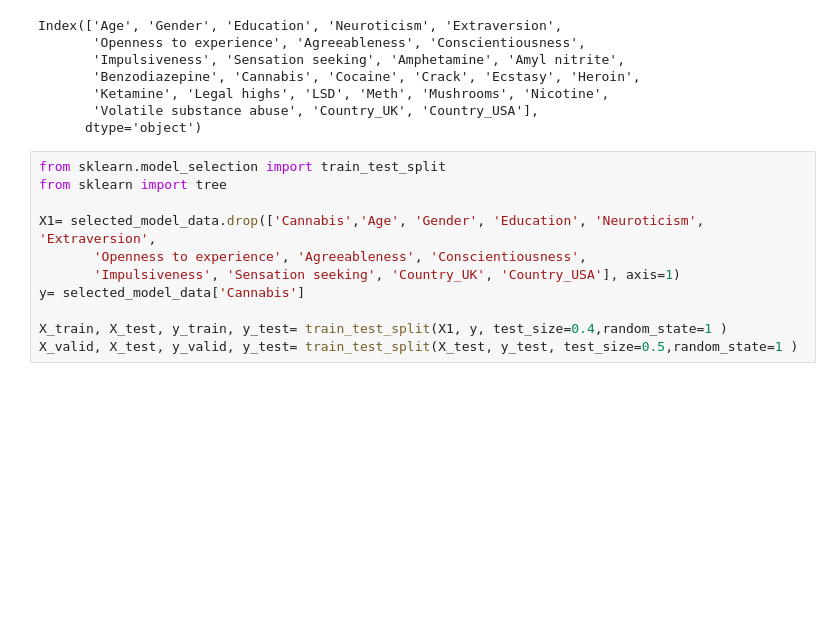
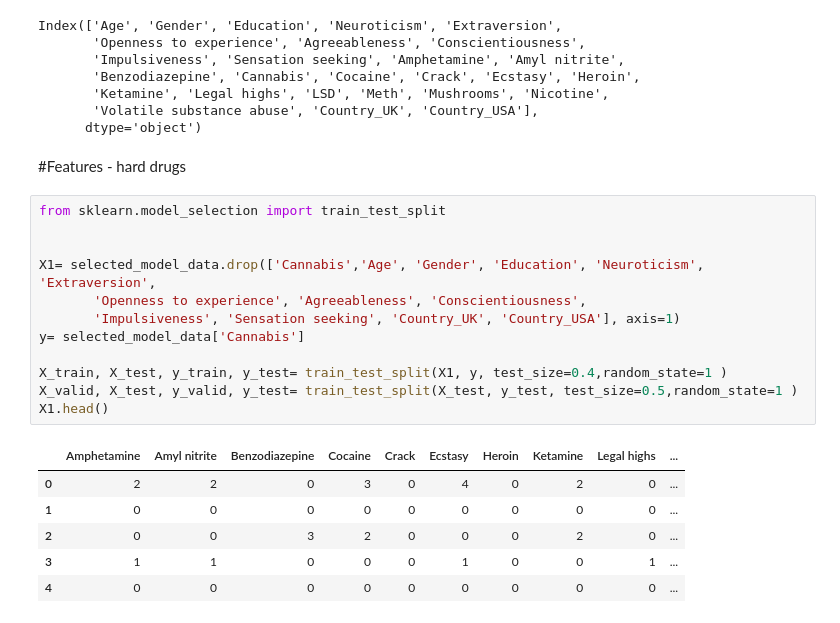
Before and after one commit to jadrzy/ProjectPythonForMachineLearning, a Jupyter notebook: notebooks/CreatingModel.ipynb, the cells around one changed output. Saved outputs shown, nothing was run; the diff lists cells and outputs as text; blank space fills up the shorter version.

```diff
--- a/notebooks/CreatingModel.ipynb
+++ b/notebooks/CreatingModel.ipynb
@@ -84,14 +84,24 @@ Index(['Age', 'Gender', 'Education', 'Neuroticism', 'Extraversion',
        'Ketamine', 'Legal highs', 'LSD', 'Meth', 'Mushrooms', 'Nicotine',
        'Volatile substance abuse', 'Country_UK', 'Country_USA'],
       dtype='object')
+# %% [markdown]
+#Features - hard drugs
 # %%
 from sklearn.model_selection import train_test_split
-from sklearn import tree
+
 
 X1= selected_model_data.drop(['Cannabis','Age', 'Gender', 'Education', 'Neuroticism', 'Extraversion',
        'Openness to experience', 'Agreeableness', 'Conscientiousness',
        'Impulsiveness', 'Sensation seeking', 'Country_UK', 'Country_USA'], axis=1)
 y= selected_model_data['Cannabis']
 
 X_train, X_test, y_train, y_test= train_test_split(X1, y, test_size=0.4,random_state=1 )
 X_valid, X_test, y_valid, y_test= train_test_split(X_test, y_test, test_size=0.5,random_state=1 )
+X1.head()
+# %% [output]
+|  | Amphetamine | Amyl nitrite | Benzodiazepine | Cocaine | Crack | Ecstasy | Heroin | Ketamine | Legal highs | ... |
+| 0 | 2 | 2 | 0 | 3 | 0 | 4 | 0 | 2 | 0 | ... |
+| 1 | 0 | 0 | 0 | 0 | 0 | 0 | 0 | 0 | 0 | ... |
+| 2 | 0 | 0 | 3 | 2 | 0 | 0 | 0 | 2 | 0 | ... |
+| 3 | 1 | 1 | 0 | 0 | 0 | 1 | 0 | 0 | 1 | ... |
+| 4 | 0 | 0 | 0 | 0 | 0 | 0 | 0 | 0 | 0 | ... |
```
Also changed, not shown: parts of 33 cells of this notebook.
